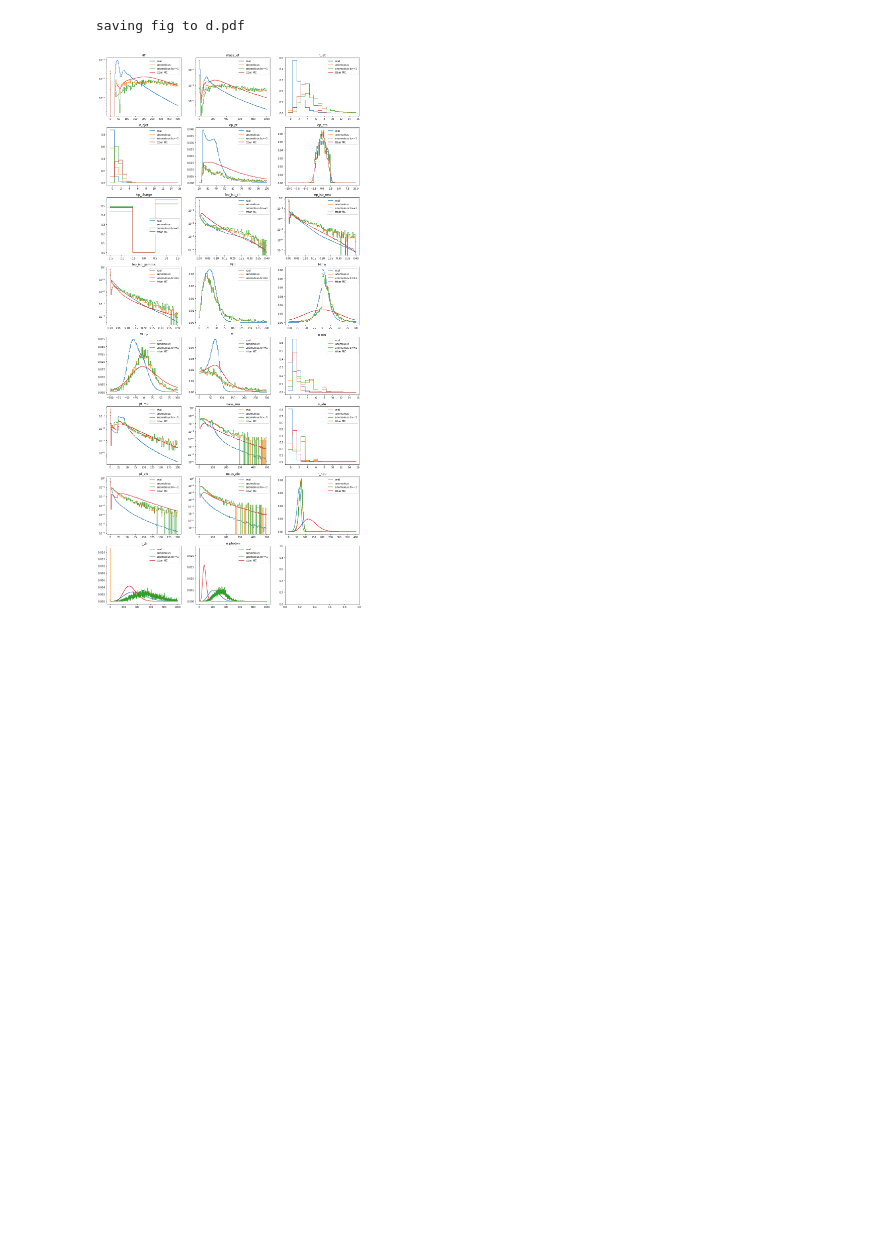
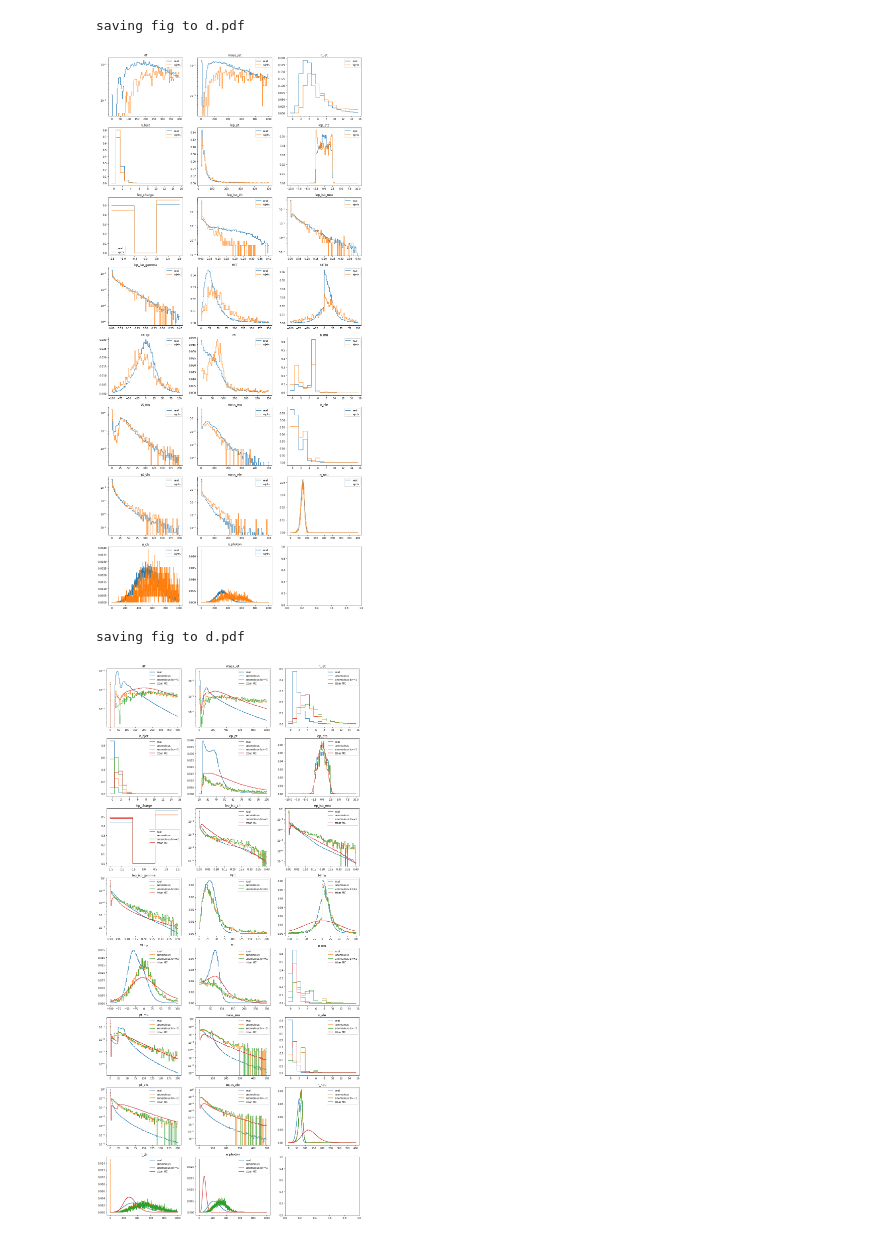
Before and after one commit to oliverkn/alad-for-lhc, a Jupyter notebook: evaluation/compare_hist.ipynb, the cells around one changed output. Saved outputs shown, nothing was run; the diff lists cells and outputs as text; code cells hidden in the pictures; blank space fills up the shorter version.

```diff
--- a/evaluation/compare_hist.ipynb
+++ b/evaluation/compare_hist.ipynb
@@ -8,12 +8,15 @@ import copy
 from evaluation.plot_utils import *
 from evaluation.histogram_builder import settings_6021
 # %%
-f_r = '../histograms/6021/14878_normal_hist.pkl'
-f_r_a = '../histograms/6021/14878_anomalous_hist.pkl'
+f_r = '../histograms/6021/626_ppm_n.pkl'
+f_r_a = '../histograms/6021/626_ppm_a.pkl'
+
+f_s = '../histograms/wjets/712_ppm_n.pkl'
+f_s_a = '../histograms/wjets/712_ppm_a.pkl'
+
 f_r_low = '../histograms/6021/6276b_normal_hist.pkl'
 f_r_a_low = '../histograms/6021/6276b_anomalous_hist.pkl'
-f_s = '../histograms/wjets/2828_normal_hist.pkl'
-f_s_a = '../histograms/wjets/2828_anomalous_hist.pkl'
+
 f_ttbar = '../histograms/hlf/ttbar_hist.pkl'
 
 f_s_wjets = '../histograms/wjets/2828_normal_hist.pkl'
@@ -26,6 +29,19 @@ s = pickle.load(open(f_s,'rb'))
 s_a = pickle.load(open(f_s_a,'rb'))
 ttbar = pickle.load(open(f_ttbar,'rb'))
 s_wjets = pickle.load(open(f_s_wjets,'rb'))
+# %%
+w=0.1
+
+hist_delta = {}
+for name in r.keys():
+    hist_delta[name] = {}
+    hist_delta[name]['bin_edges'] = r[name]['bin_edges']
+    hist_delta[name]['pdf'] = (r_a[name]['pdf'] - w*r[name]['pdf'])/(1-w)
+
+plot_hist([r_a, s_a], ['real','wjets'], settings_6021, output_file='d.pdf')
+# %% [output]
+saving fig to d.pdf
+[figure, added]
 # %%
 w=0.1
 
```
Also changed, not shown: 18 other files.
